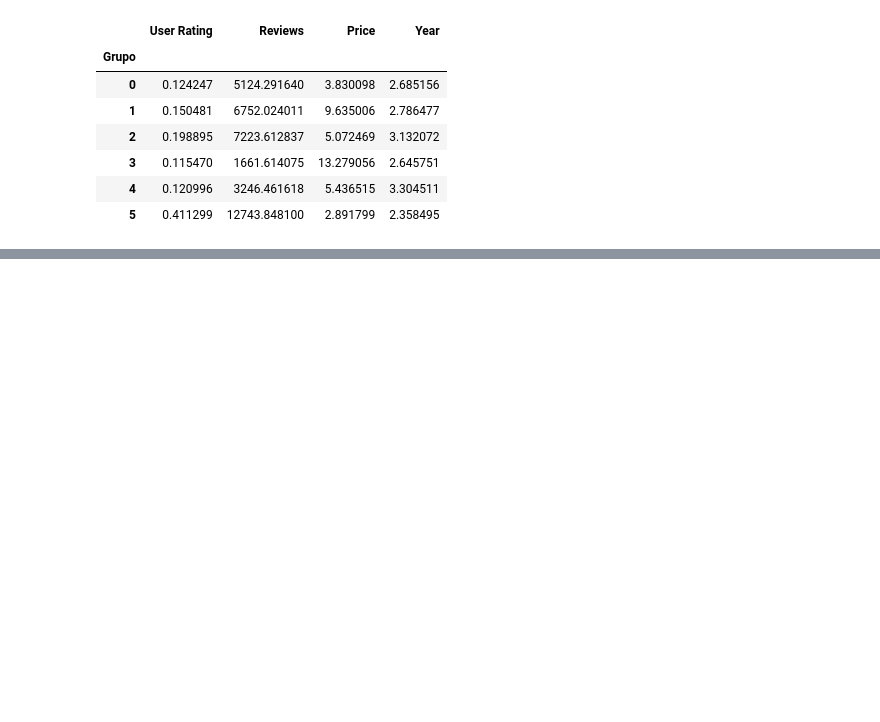
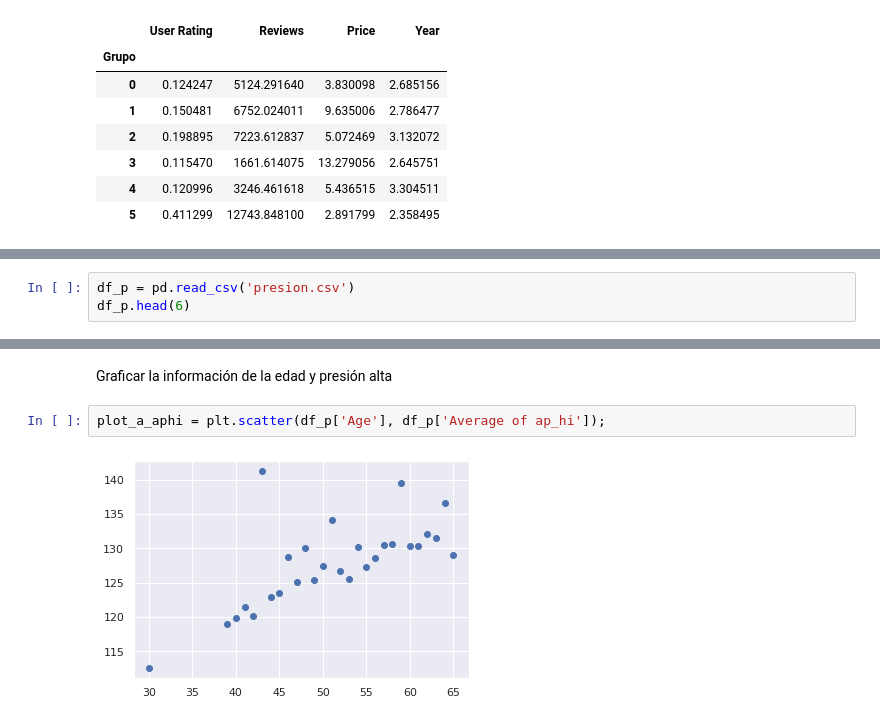
Before and after one commit to karencl/SemanaTec, a Jupyter notebook: Repo_SemanaTec.ipynb, the cells around one changed output, grey strips where cells are left out. Cells and saved outputs as stored; diff of their text form; blank space fills up the shorter version.

```diff
--- a/Repo_SemanaTec.ipynb
+++ b/Repo_SemanaTec.ipynb
@@ -697,0 +718,3 @@ df_bwc.groupby('Grupo').std()
+# %%
+df_p = pd.read_csv('presion.csv')
+df_p.head(6)
@@ -697,0 +729,6 @@ df_bwc.groupby('Grupo').std()
+# %% [markdown]
+Graficar la información de la edad y presión alta
+# %%
+plot_a_aphi = plt.scatter(df_p['Age'], df_p['Average of ap_hi']);
+# %% [output]
+[figure, added]
```
Also changed, not shown: parts of 17 cells of this notebook, 1 other file.
